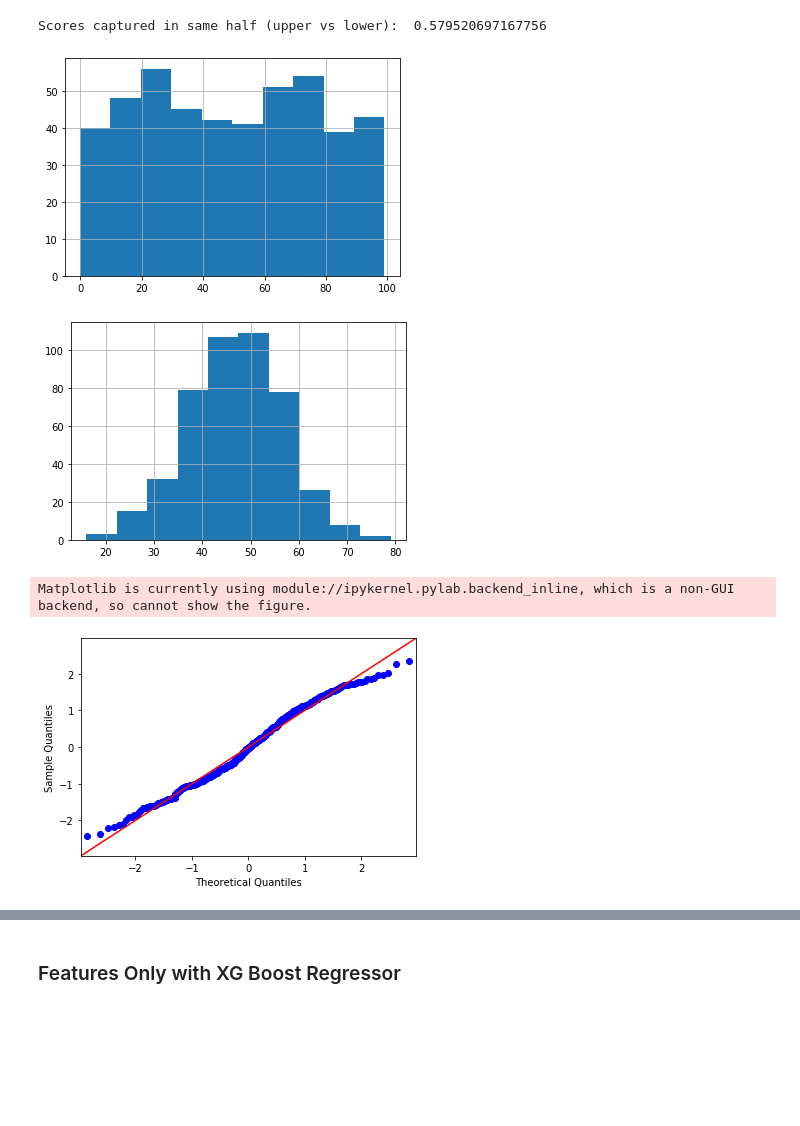
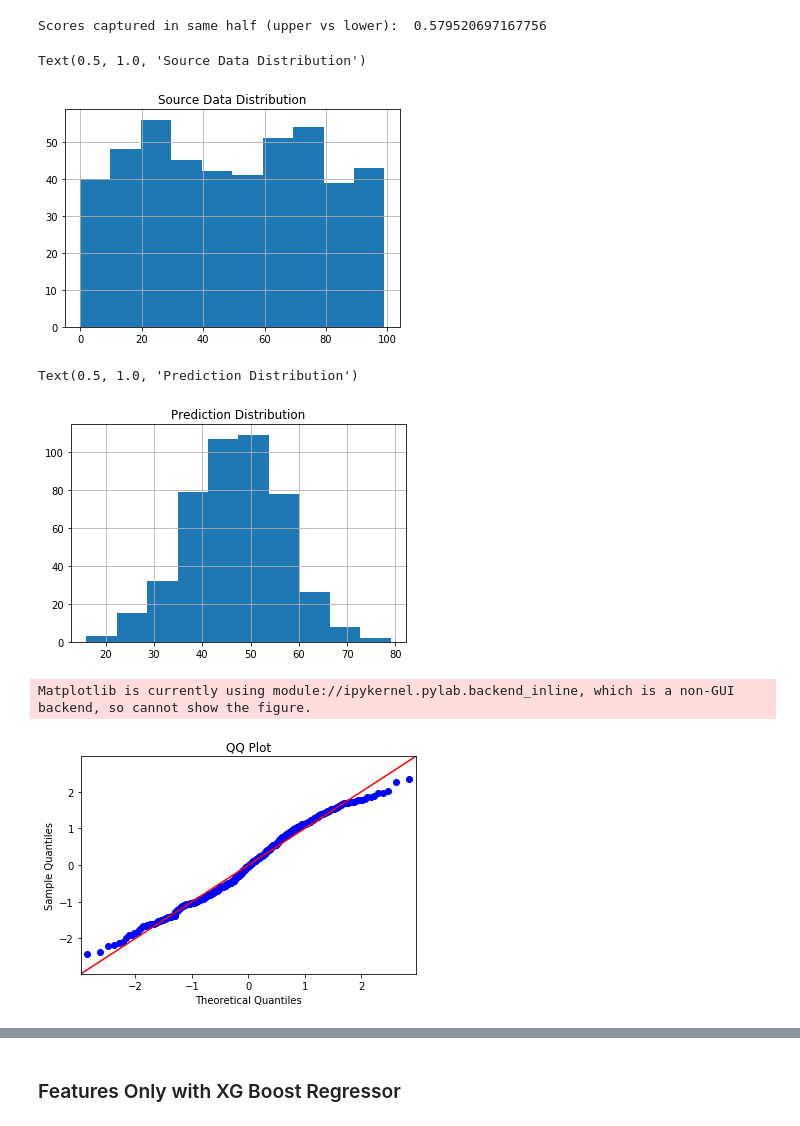
Before and after one commit to terryollila/dsc-capstone-project-v2-online-ds-ft-100719, a Jupyter notebook: main.ipynb, the cells around one changed output, grey strips where cells are left out. Cells and saved outputs as stored; diff of their text form; code cells hidden in the pictures; blank space fills up the shorter version.

```diff
--- a/main.ipynb
+++ b/main.ipynb
@@ -833,7 +869,7 @@ Note that in the original eda.ipynb file, I have an extensive set of scatter mat
 # %% [markdown]
 Data previously saved in .csv format from eda.ipynb.
 # %%
-# screenplays_cut = pd.read_csv('../project_resources/screenplays_cut.csv', index_col=0)
-# rotten_df_cut = pd.read_csv('../project_resources/rotten_df_cut.csv', index_col=0)
+screenplays_cut = pd.read_csv('project_resources/screenplays_cut.csv', index_col=0)
+rotten_df_cut = pd.read_csv('project_resources/rotten_df_cut.csv', index_col=0)
 # %%
 screenplays_cut.head()
@@ -1523,17 +1594,19 @@ Scores captured in same half (upper vs lower):  0.579520697167756
 ax = actual_v_predicted.rotten_scores.hist();
 ax.set_title('Source Data Distribution')
 # %% [output]
+Text(0.5, 1.0, 'Source Data Distribution')
-[figure, old version]
+[figure, new version]
 # %%
 ax = actual_v_predicted.predicted_scores.hist();
 ax.set_title('Prediction Distribution')
 # %% [output]
+Text(0.5, 1.0, 'Prediction Distribution')
-[figure, old version]
+[figure, new version]
 # %%
 fig = sm.graphics.qqplot(test_residuals, dist=stats.norm, line='45', fit=True)
-fig.title('QQ Plot')
+plt.title('QQ Plot')
 fig.show();
 # %% [output]
 Matplotlib is currently using module://ipykernel.pylab.backend_inline, which is a non-GUI backend, so cannot show the figure.
-[figure, old version]
+[figure, new version]
 # %%
```
Also changed, not shown: parts of 38 cells of this notebook.
